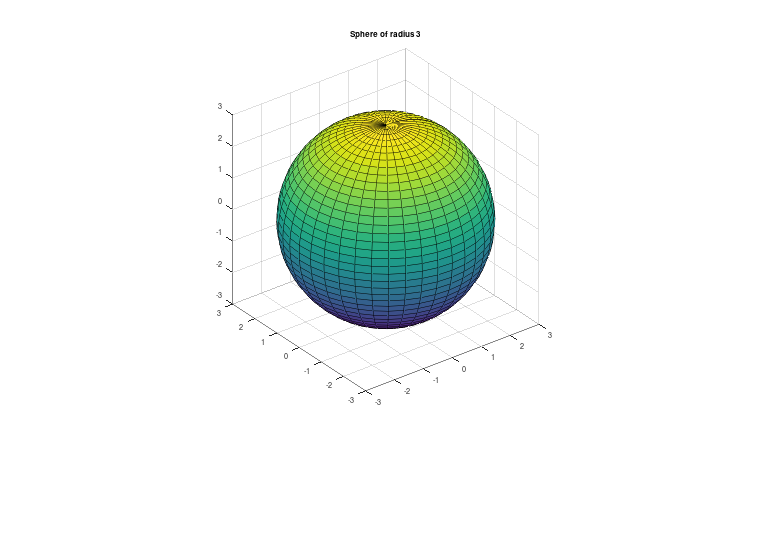
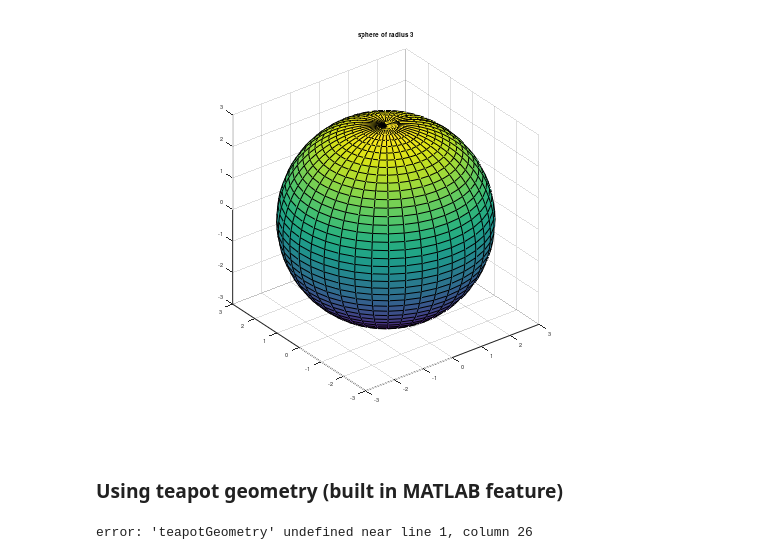
Before and after one commit to ProfOak7/MatlabOctave, a Jupyter notebook: Octave.ipynb, the cells around one changed output. Drawn from its saved outputs; the diff is of its cells as text; code cells hidden in the pictures; blank space fills up the shorter version.

```diff
--- a/Octave.ipynb
+++ b/Octave.ipynb
@@ -10,7 +78,13 @@ plot(x,y)
 # %%
-[x y z] = sphere(40);
-surf(3*x, 3*y, 3*z);
+[x, y, z] = sphere (40);
+surf (3*x, 3*y, 3*z);
 axis equal;
-title("Sphere of radius 3");
+title ("sphere of radius 3");
 # %% [output]
-[figure, old version]
+[figure, new version]
+# %% [markdown]
+### Using teapot geometry (built in MATLAB feature)
+# %%
+[verts, faces, cindex] = teapotGeometry;
+# %% [output]
+error: 'teapotGeometry' undefined near line 1, column 26
```
Also changed, not shown: parts of 21 cells of this notebook, 1 other file.
